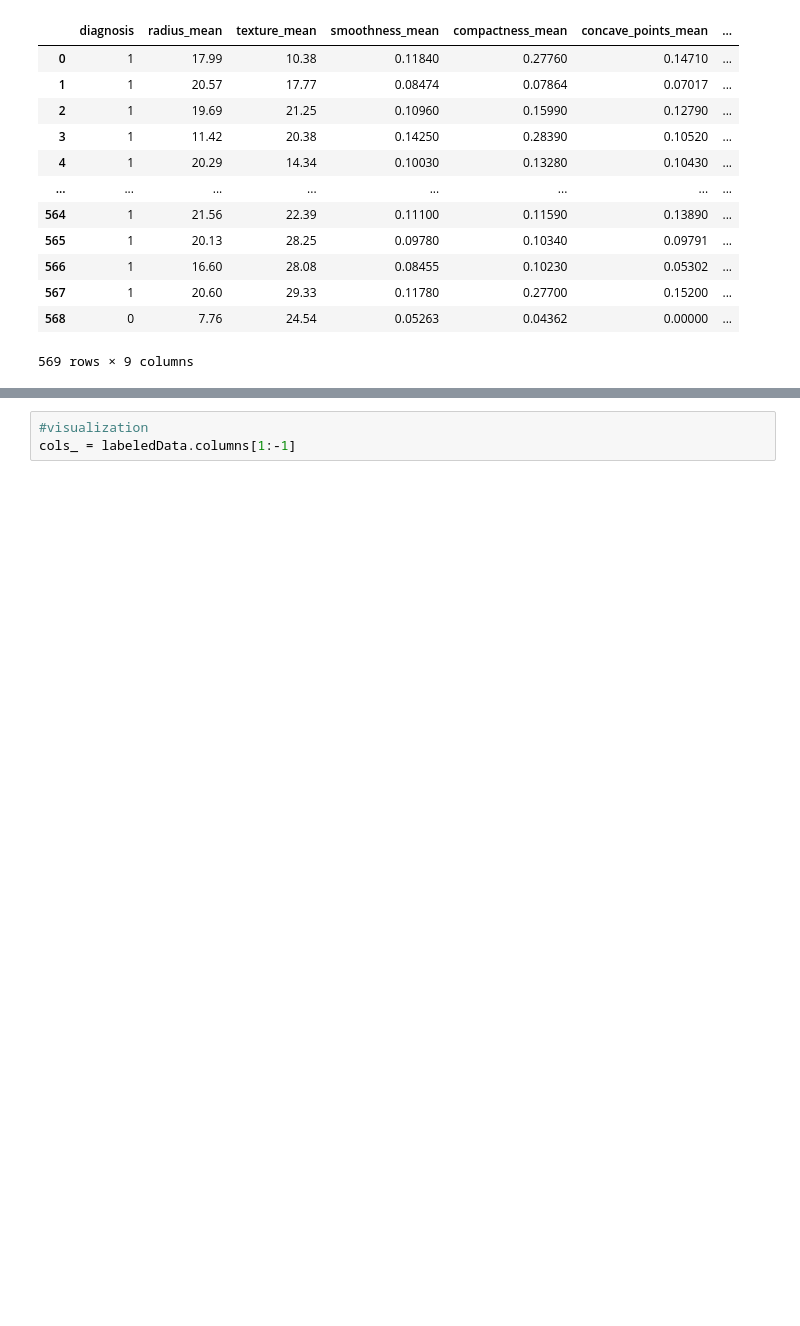
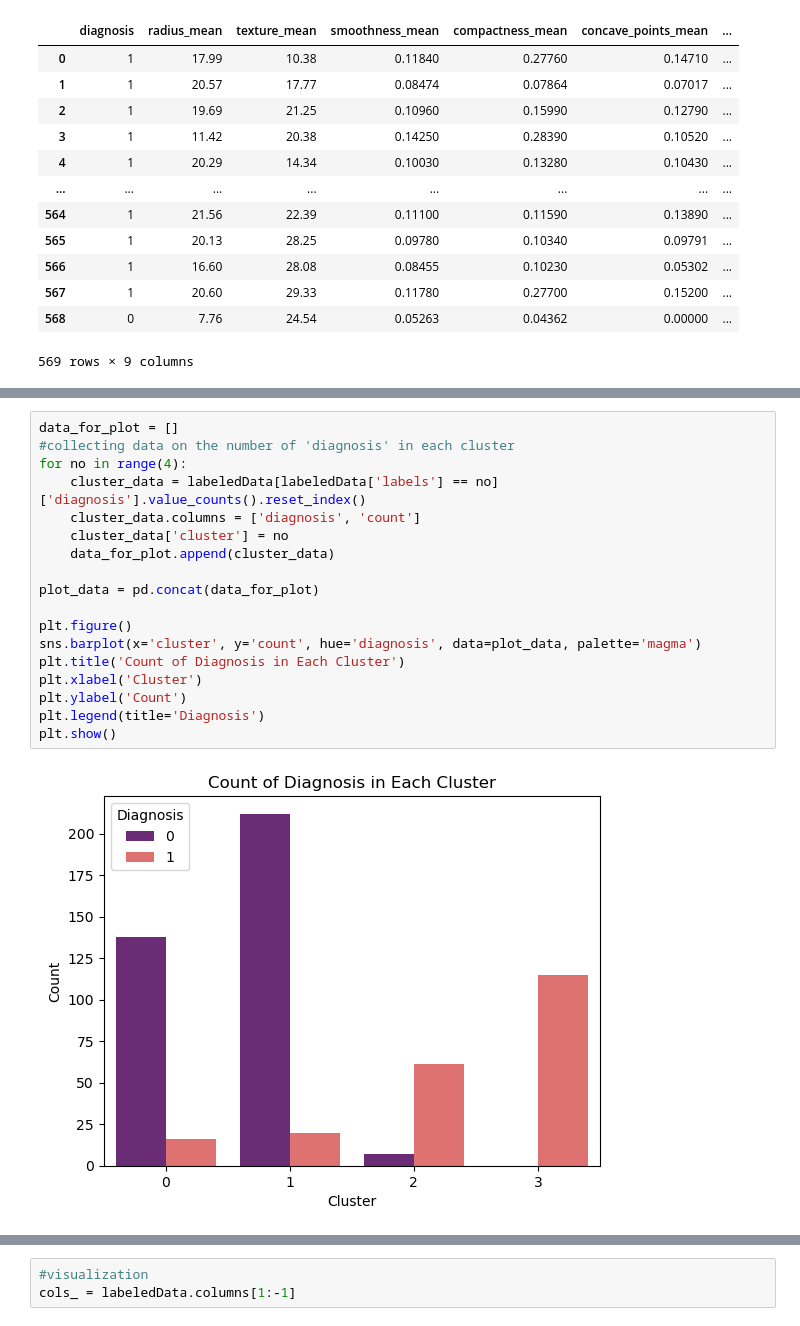
Before and after one commit to wiktoria-dega/Breast-Cancer-Clustering-Project, a Jupyter notebook: breast_cancer_clustering.ipynb, the cells around one changed output, grey strips where cells are left out. Saved outputs shown, nothing was run; the diff lists cells and outputs as text; blank space fills up the shorter version.

```diff
--- a/breast_cancer_clustering.ipynb
+++ b/breast_cancer_clustering.ipynb
@@ -250,4 +262,24 @@ diagnosis
 Name: count, dtype: int64
+# %%
+data_for_plot = []
+#collecting data on the number of 'diagnosis' in each cluster
+for no in range(4):
+    cluster_data = labeledData[labeledData['labels'] == no]['diagnosis'].value_counts().reset_index()
+    cluster_data.columns = ['diagnosis', 'count']
+    cluster_data['cluster'] = no
+    data_for_plot.append(cluster_data)
+
+plot_data = pd.concat(data_for_plot)
+
+plt.figure()
+sns.barplot(x='cluster', y='count', hue='diagnosis', data=plot_data, palette='magma')
+plt.title('Count of Diagnosis in Each Cluster')
+plt.xlabel('Cluster')
+plt.ylabel('Count')
+plt.legend(title='Diagnosis')
+plt.show()
+# %% [output]
+[figure, added]
 # %%
 #add statistics
 cluster_desc = []
```
Also changed, not shown: parts of 8 cells of this notebook, 1 other file.
